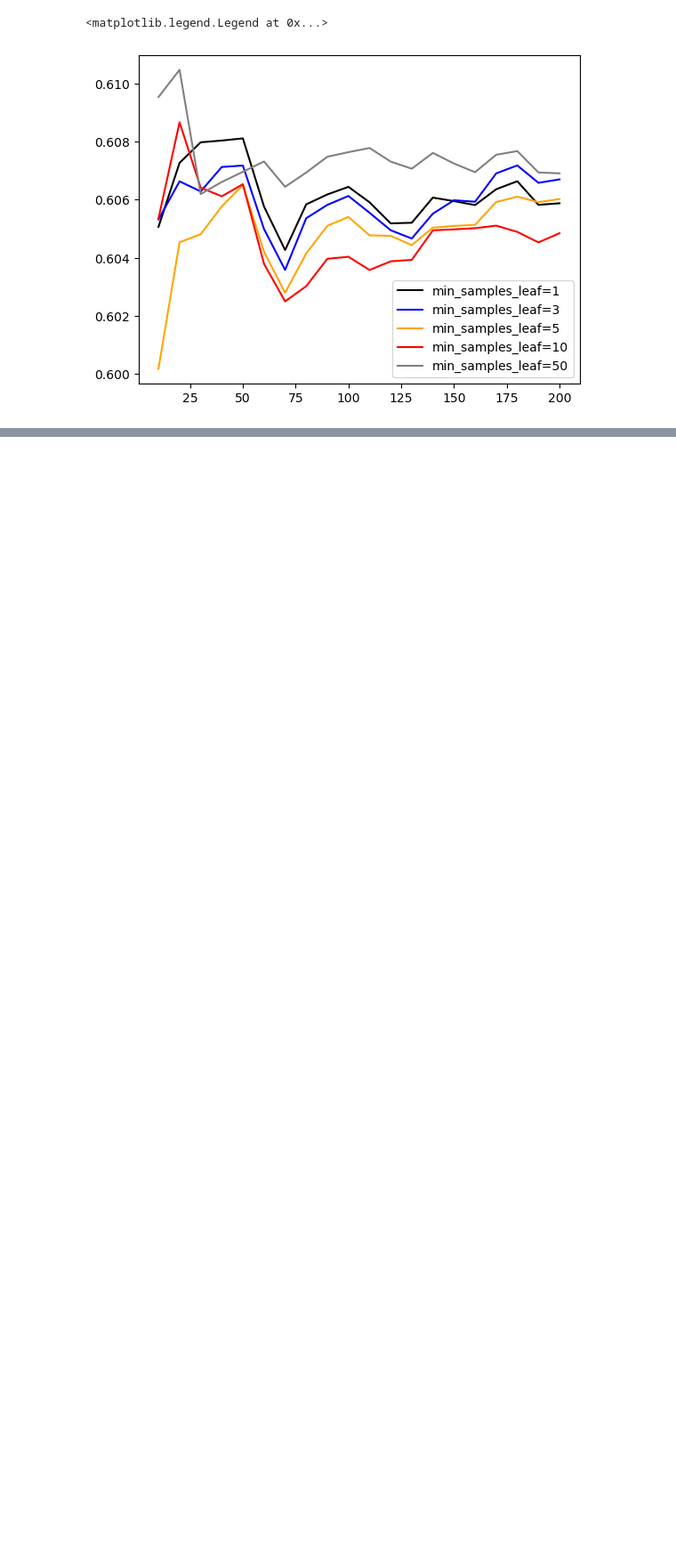
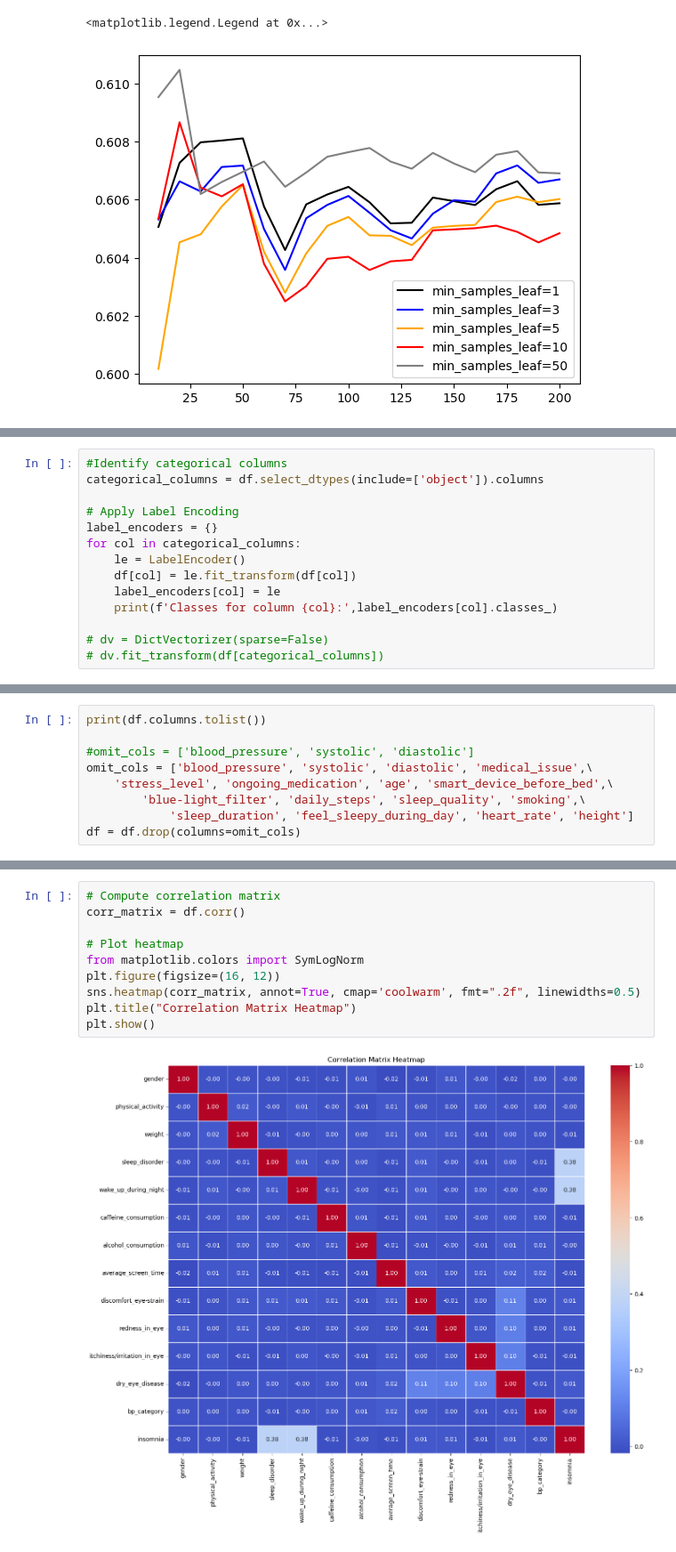
Before and after one commit to debanjan-cosmo/Erdos_Data_Science_Project_2025, a Jupyter notebook: 05_Random_Forest.ipynb, the cells around one changed output, grey strips where cells are left out. Shown: that part at 89% size. Drawn from its saved outputs; the diff is of its cells as text; blank space fills up the shorter version.

```diff
--- a/05_Random_Forest.ipynb
+++ b/05_Random_Forest.ipynb
@@ -193,0 +283,14 @@ plt.legend()
+# %%
+#Identify categorical columns
+categorical_columns = df.select_dtypes(include=['object']).columns
+
+# Apply Label Encoding
+label_encoders = {}
+for col in categorical_columns:
+    le = LabelEncoder()
+    df[col] = le.fit_transform(df[col])
+    label_encoders[col] = le
+    print(f'Classes for column {col}:',label_encoders[col].classes_)
+
+# dv = DictVectorizer(sparse=False)
+# dv.fit_transform(df[categorical_columns])
@@ -193,0 +315,9 @@ plt.legend()
+# %%
+print(df.columns.tolist())
+
+#omit_cols = ['blood_pressure', 'systolic', 'diastolic']
+omit_cols = ['blood_pressure', 'systolic', 'diastolic', 'medical_issue',\
+    'stress_level', 'ongoing_medication', 'age', 'smart_device_before_bed',\
+        'blue-light_filter', 'daily_steps', 'sleep_quality', 'smoking',\
+            'sleep_duration', 'feel_sleepy_during_day', 'heart_rate', 'height']
+df = df.drop(columns=omit_cols)
@@ -193,0 +337,12 @@ plt.legend()
+# %%
+# Compute correlation matrix
+corr_matrix = df.corr()
+
+# Plot heatmap
+from matplotlib.colors import SymLogNorm
+plt.figure(figsize=(16, 12))
+sns.heatmap(corr_matrix, annot=True, cmap='coolwarm', fmt=".2f", linewidths=0.5)
+plt.title("Correlation Matrix Heatmap")
+plt.show()
+# %% [output]
+[figure, added]
```
Also changed, not shown: parts of 15 cells of this notebook, 3 other files.
